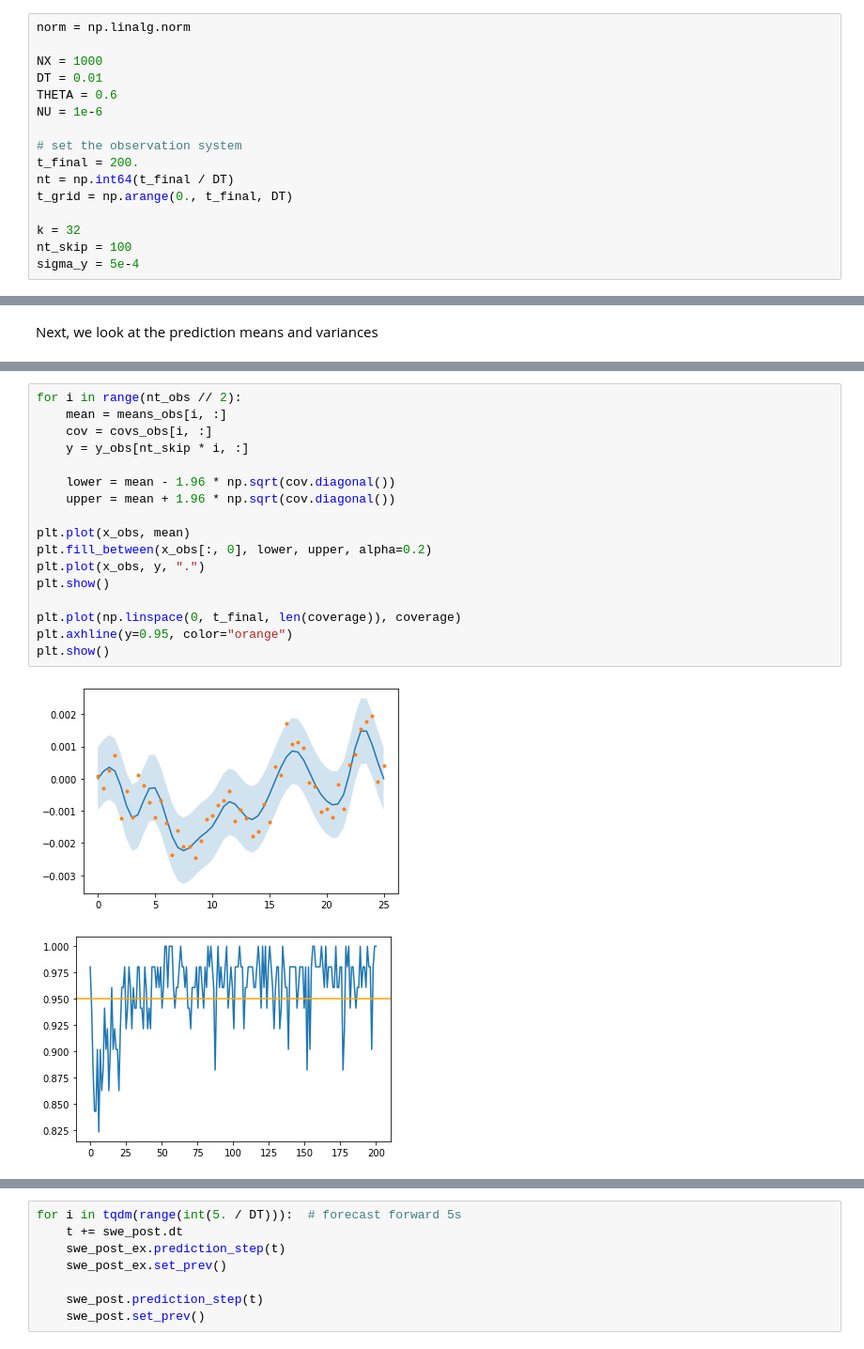
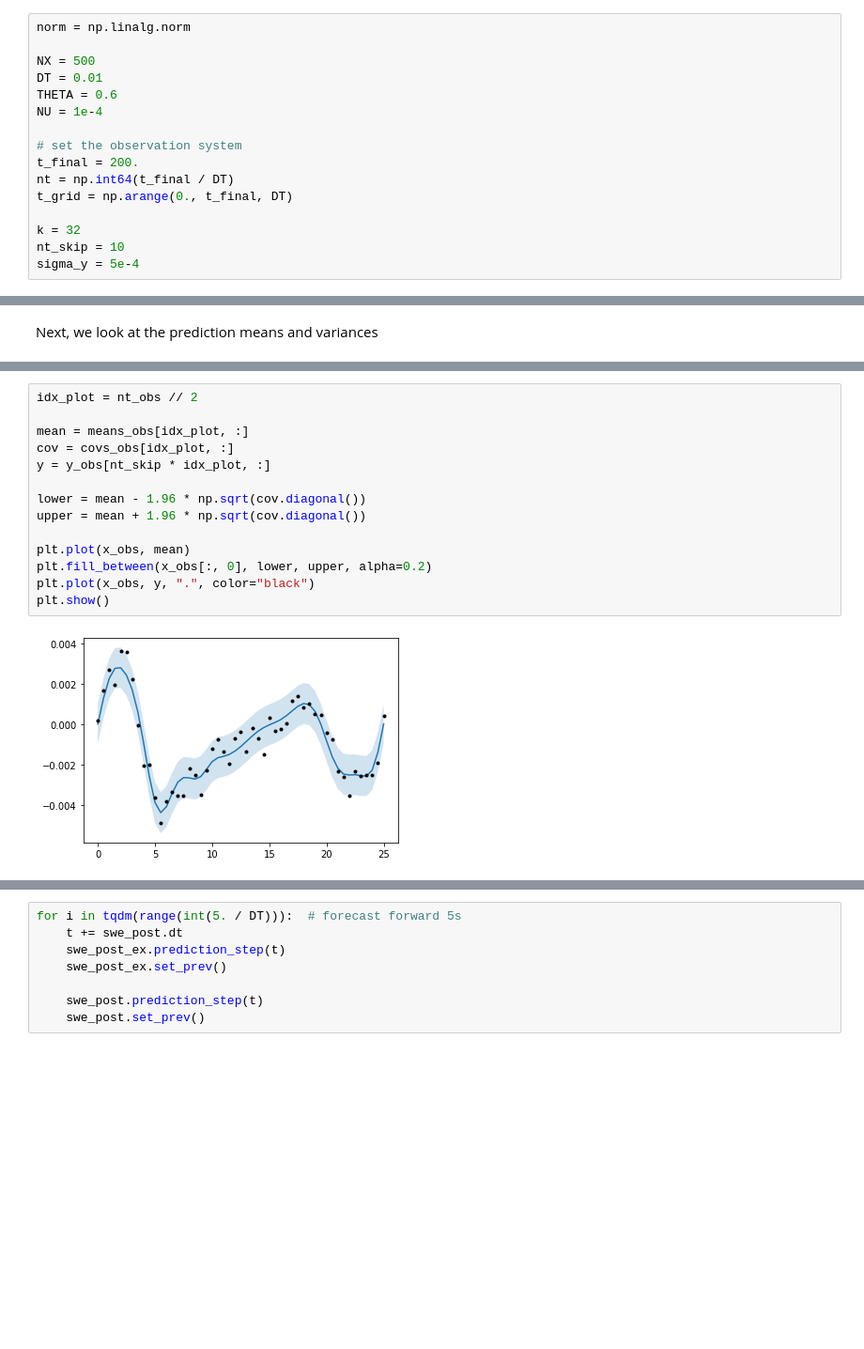
Before and after one commit to connor-duffin/sswfe, a Jupyter notebook: docs/swe-filter-1d-bump-example.ipynb, the cells around one changed output, grey strips where cells are left out. Shown at 94% size. Cells and saved outputs as stored; diff of their text form; blank space fills up the shorter version.

```diff
--- a/docs/swe-filter-1d-bump-example.ipynb
+++ b/docs/swe-filter-1d-bump-example.ipynb
@@ -42,10 +43,10 @@ def compute_coverage(y, mean , cov):
 # %%
 norm = np.linalg.norm
 
-NX = 1000
+NX = 500
 DT = 0.01
 THETA = 0.6
-NU = 1e-6
+NU = 1e-4
 
 # set the observation system
 t_final = 200.
@@ -53,7 +54,7 @@ nt = np.int64(t_final / DT)
 t_grid = np.arange(0., t_final, DT)
 
 k = 32
-nt_skip = 100
+nt_skip = 10
 sigma_y = 5e-4
 # %%
 stat_params = dict(rho_u=1e-2, ell_u=5.,
@@ -295,20 +306,16 @@ for i, idx in enumerate(time_indices):
 # %%
-for i in range(nt_obs // 2):
-    mean = means_obs[i, :]
-    cov = covs_obs[i, :]
-    y = y_obs[nt_skip * i, :]
+idx_plot = nt_obs // 2
 
-    lower = mean - 1.96 * np.sqrt(cov.diagonal())
-    upper = mean + 1.96 * np.sqrt(cov.diagonal())
+mean = means_obs[idx_plot, :]
+cov = covs_obs[idx_plot, :]
+y = y_obs[nt_skip * idx_plot, :]
+
+lower = mean - 1.96 * np.sqrt(cov.diagonal())
+upper = mean + 1.96 * np.sqrt(cov.diagonal())
 
 plt.plot(x_obs, mean)
 plt.fill_between(x_obs[:, 0], lower, upper, alpha=0.2)
-plt.plot(x_obs, y, ".")
+plt.plot(x_obs, y, ".", color="black")
 plt.show()
-
-plt.plot(np.linspace(0, t_final, len(coverage)), coverage)
-plt.axhline(y=0.95, color="orange")
-plt.show()
 # %% [output]
-[figure, old version]
+[figure, new version]
-[figure, removed]
```
Also changed, not shown: parts of 11 cells of this notebook, 2 other files.
